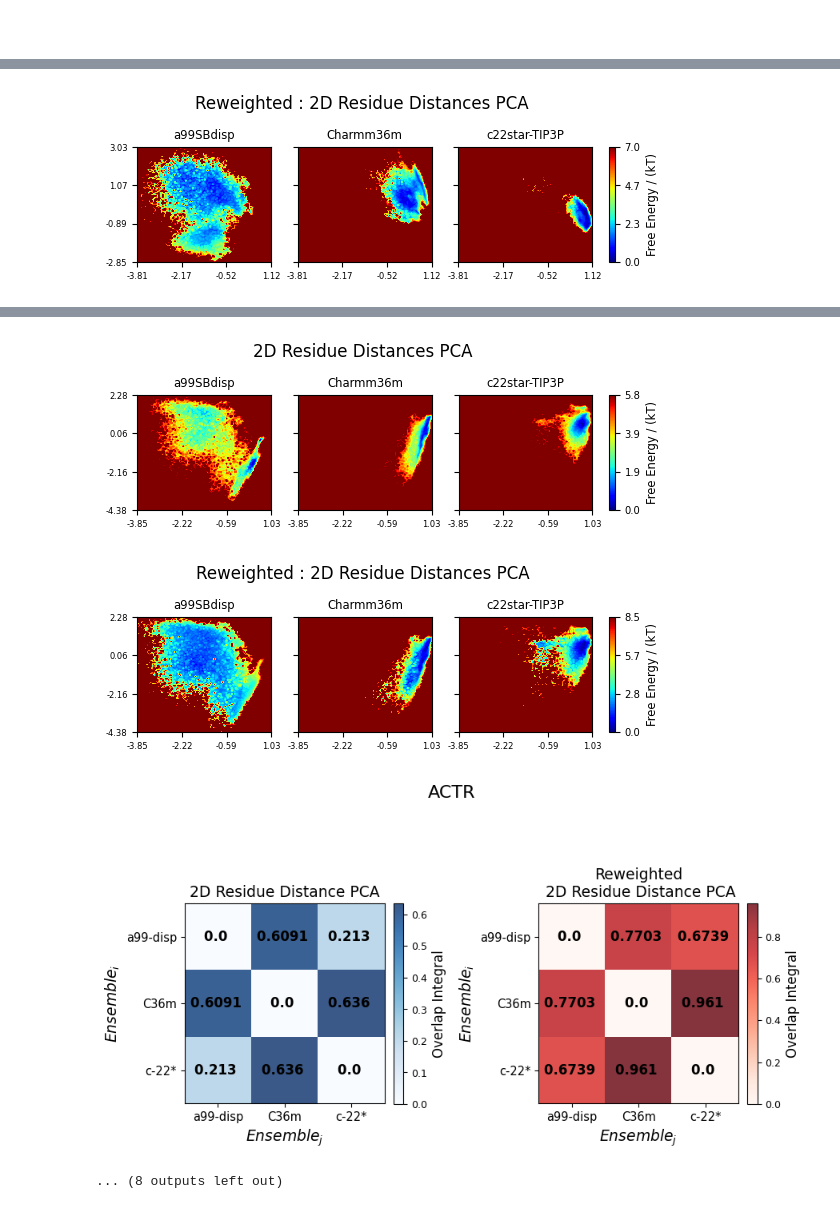
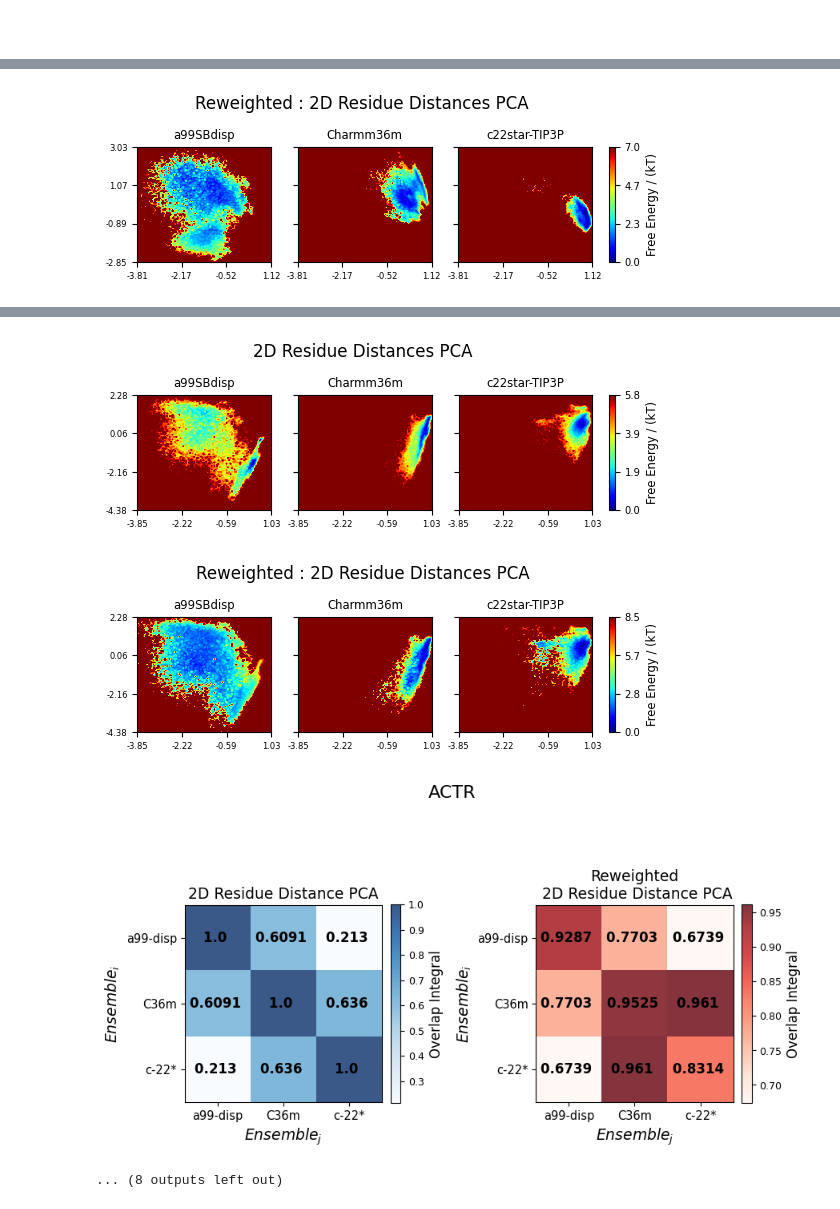
Before and after one commit to paulrobustelli/Borthakur_MaxEnt_IDPs_2024, a Jupyter notebook: ELViM comparison/PCA_Ensemble_Comparison.ipynb, the cells around one changed output, grey strips where cells are left out. Drawn from its saved outputs; the diff is of its cells as text; code cells hidden in the pictures.

```diff
--- a/ELViM comparison/PCA_Ensemble_Comparison.ipynb
+++ b/ELViM comparison/PCA_Ensemble_Comparison.ipynb
@@ -24,22 +24,24 @@ protein_paths = lsdir("/home/t/r1r2/kaush",
                      )
 
 proteins = [f"{symbols('alpha')}-Synuclein", "PaaA2", "ACTR", "drkN-SH3", f"A{symbols('beta')}-40"]
-protein_paths = reindex_list(protein_paths, [2, -1, 1, -2, 0])
+protein_paths = reindex_list(protein_paths, [2, 4, 1, 3, 0])
 # %%
  # Repeat same plot
 # %%
-def fill_mat(x):
+def fill_mat(x, diag:np.ndarray= None):
     matrix = np.empty((3, 3,))
     i, j = np.triu_indices(3, 1)
     matrix[i, j] = x
     matrix[j, i] = x
+    if diag is not None:
+        matrix[np.diag_indices(3)] = diag
     return matrix
 
-def plot_result(metric, metric_name, iterate, attr, name):
+def plot_result(metric, metric_name, iterate, attr, name, diag=None):
     fig, axes = plt.subplots(1, 2, figsize=(9, 5))
 
     ax=axes.flat
-    annotated_matrix_plot(fill_mat(dens.compare(attr=attr, metric=metric, iterate=iterate)),
+    annotated_matrix_plot(fill_mat(dens.compare(attr=attr, metric=metric, iterate=iterate), diag=np.ones(3)),
              cmap='Blues',
              figsize=.5,
              font_scale=.3,
@@ -53,7 +55,7 @@ def plot_result(metric, metric_name, iterate, attr, name):
              cbar_label=metric_name,
              ax=ax[0])
 
-    annotated_matrix_plot(fill_mat(dens.compare(attr=attr, metric=metric, iterate=iterate, weight=True)),
+    annotated_matrix_plot(fill_mat(dens.compare(attr=attr, metric=metric, iterate=iterate, weight=True), diag=diag),
              cmap='Reds',
              figsize=.5,
              font_scale=.3,
@@ -69,7 +71,7 @@ def plot_result(metric, metric_name, iterate, attr, name):
     fig.suptitle(name, fontsize=16, y=1.02)
     fig.tight_layout()
 # %%
-for index in range(len(protein_paths)):
+for index in range(len(proteins)):
     weights = np.concatenate([np.loadtxt(lsdir(f'{protein_paths[index]}/{i}', 'weight')[0]) for i in force_feilds])
     trajs = [load_traj(dir=protein_paths[index],
                        traj_keyword=i,
@@ -87,7 +89,13 @@ for index in range(len(protein_paths)):
     metric_name = "Overlap Integral"
     metric = None
     # cmap = 'coolwarm'
-    plot_result(metric, metric_name, False, 'kdes', proteins[index])
+
+    plot_result(metric, metric_name, False, 'kdes', proteins[index], dens.compare('kdes',
+                                                                                  pairs=np.stack(np.diag_indices(3)).T,
+                                                                                  weight0=False,
+                                                                                  weight1=True)
+               )
+
     dens.plot_hist(title="2D Residue Distances PCA", dscrs=force_feilds)
     dens.plot_hist(weight=True, title="2D Residue Distances PCA", dscrs=force_feilds)
 #metric = partial(waz, centers=dens.hist_bin_centers)
@@ -114,4 +122,4 @@ Loading Trajectory File : /home/t/r1r2/kaush/ab40/Ab40-c22star-TIP3P-Traj.dcd wi
 [figure]
 [figure]
-[figure, old version]
+[figure, new version]
 ... (8 outputs left out)
```
Also changed, not shown: parts of 1 cell of this notebook.
